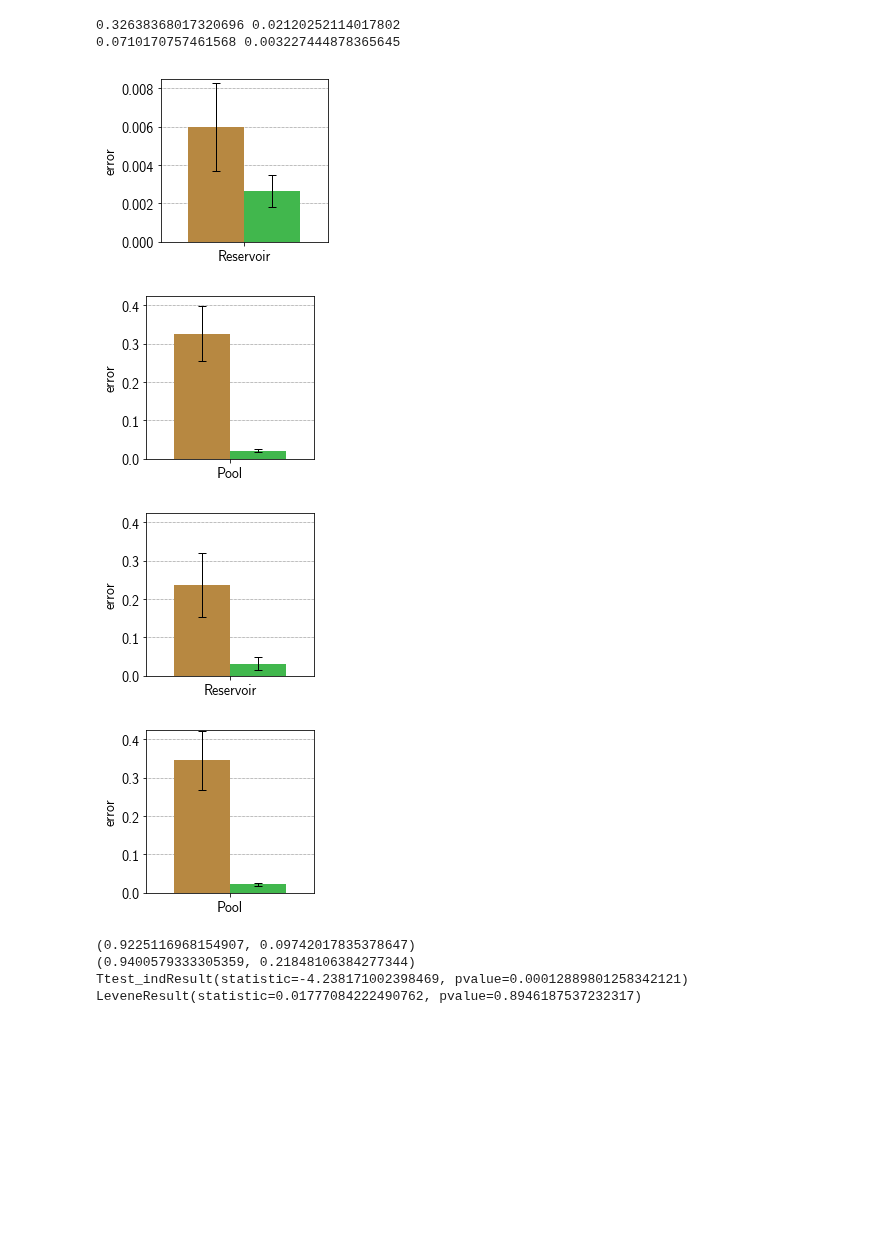
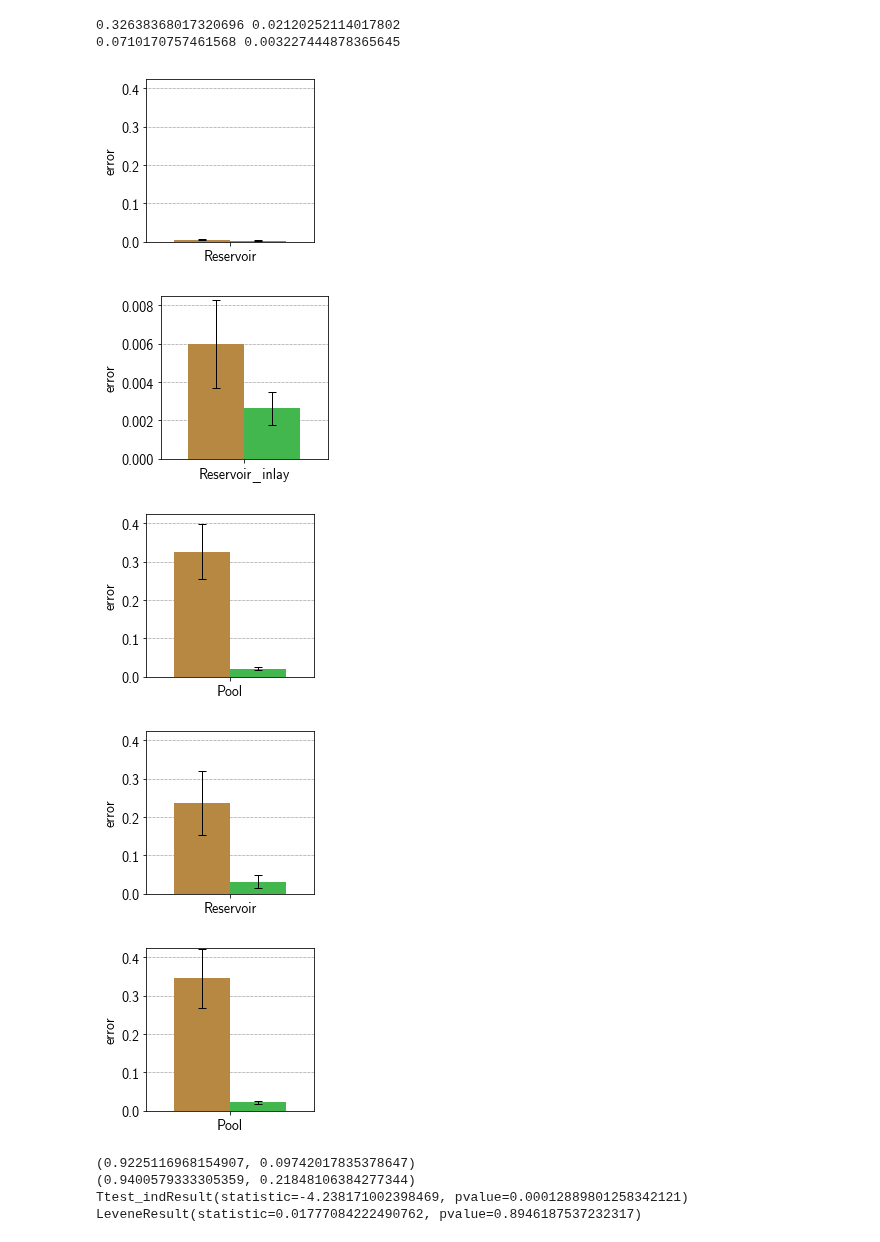
Before and after one commit to sagacitysite/pelenet, a Jupyter notebook: readout-learning_comparison.ipynb, the cells around one changed output. Saved outputs shown, nothing was run; the diff lists cells and outputs as text; code cells hidden in the pictures; blank space fills up the shorter version.

```diff
--- a/readout-learning_comparison.ipynb
+++ b/readout-learning_comparison.ipynb
@@ -607,28 +607,30 @@ print(mseStd['randRepPoo'], mseStd['anisoRepPoo'])
 # %%
 vals = np.array([mseMean['randRepRes'], mseMean['anisoRepRes']])
 yerr = np.array([mseStd['randRepRes'], mseStd['anisoRepRes']])
 
-plotRMSE2(vals, yerr, 'Representation', 'Reservoir', ylim=(0,0.0085))
+plotRMSE2(vals, yerr, 'Representation', 'Reservoir', ylim=(0,0.425))
+plotRMSE2(vals, yerr, 'Representation', 'Reservoir_inlay', ylim=(0,0.0085))
 
 vals = np.array([mseMean['randRepPoo'], mseMean['anisoRepPoo']])
 yerr = np.array([mseStd['randRepPoo'], mseStd['anisoRepPoo']])
 
 plotRMSE2(vals, yerr, 'Representation', 'Pool', ylim=(0,0.425))
 
 vals = np.array([mseMean['randGenRes'], mseMean['anisoGenRes']])
 yerr = np.array([mseStd['randGenRes'], mseStd['anisoGenRes']])
 
 plotRMSE2(vals, yerr, 'Generalisation', 'Reservoir', ylim=(0,0.425))#, sci=True)
 
 vals = np.array([mseMean['randGenPoo'], mseMean['anisoGenPoo']])
 yerr = np.array([mseStd['randGenPoo'], mseStd['anisoGenPoo']])
 
 plotRMSE2(vals, yerr, 'Generalisation', 'Pool', ylim=(0,0.425))
 # %% [output]
-[figure, old version]
+[figure, new version]
-[figure, old version]
+[figure, new version]
-[figure, old version]
+[figure, new version]
-[figure, old version]
+[figure, new version]
+[figure, added]
 # %%
 # Compare generalisation/random: reservoir vs. pool
 print(stats.shapiro(mse['randGenRes']))  # Normal
```
